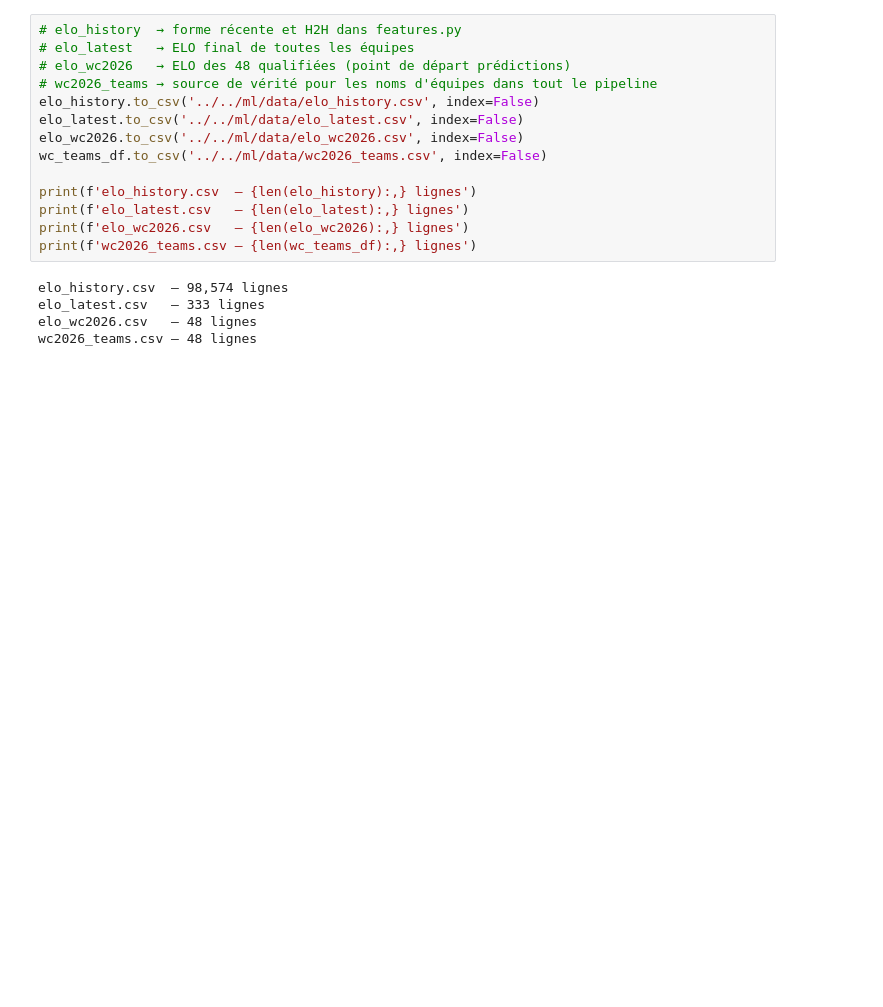
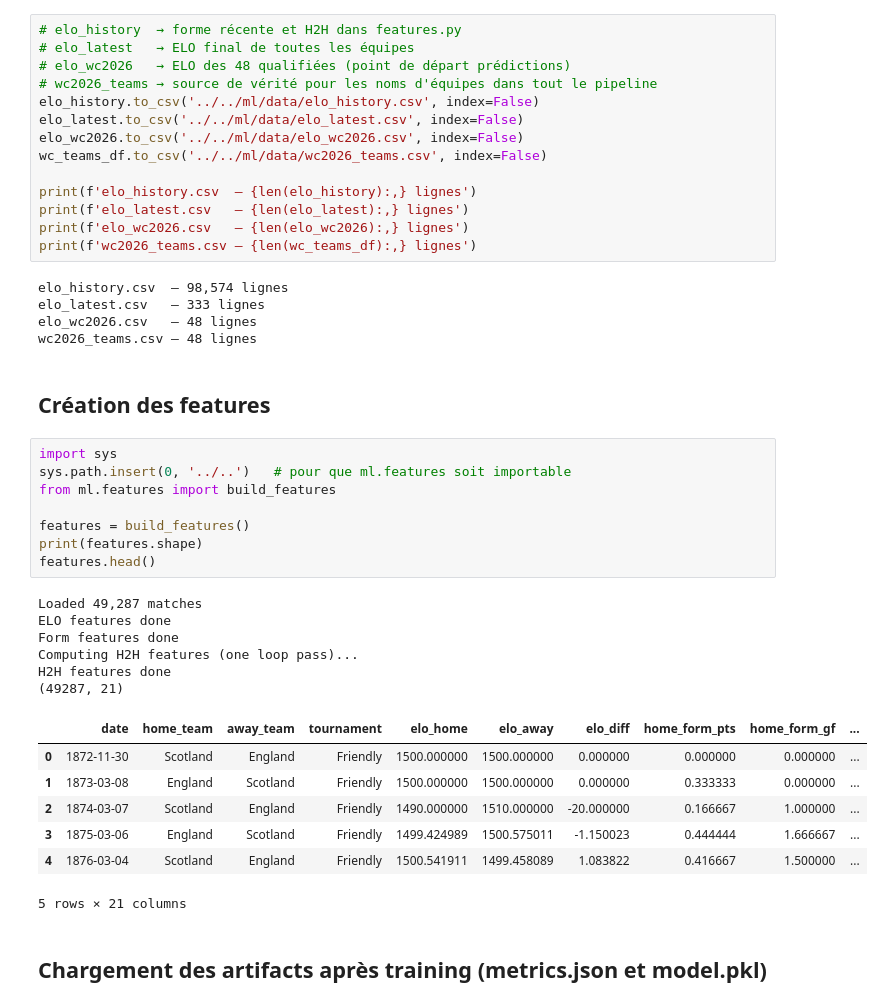
Before and after one commit to GHmysa/predictions-football-bot, a Jupyter notebook: ml/notebooks/exploration.ipynb, the cells around one changed output. Cells and saved outputs as stored; diff of their text form; blank space fills up the shorter version.

```diff
--- a/ml/notebooks/exploration.ipynb
+++ b/ml/notebooks/exploration.ipynb
@@ -394,3 +394,29 @@ elo_history.csv  — 98,574 lignes
 elo_latest.csv   — 333 lignes
 elo_wc2026.csv   — 48 lignes
 wc2026_teams.csv — 48 lignes
+# %% [markdown]
+## Création des features
+# %%
+import sys
+sys.path.insert(0, '../..')   # pour que ml.features soit importable
+from ml.features import build_features
+
+features = build_features()
+print(features.shape)
+features.head()
+# %% [output]
+Loaded 49,287 matches
+ELO features done
+Form features done
+Computing H2H features (one loop pass)...
+H2H features done
+(49287, 21)
+|  | date | home_team | away_team | tournament | elo_home | elo_away | elo_diff | home_form_pts | home_form_gf | ... |
+| 0 | 1872-11-30 | Scotland | England | Friendly | 1500.000000 | 1500.000000 | 0.000000 | 0.000000 | 0.000000 | ... |
+| 1 | 1873-03-08 | England | Scotland | Friendly | 1500.000000 | 1500.000000 | 0.000000 | 0.333333 | 0.000000 | ... |
+| 2 | 1874-03-07 | Scotland | England | Friendly | 1490.000000 | 1510.000000 | -20.000000 | 0.166667 | 1.000000 | ... |
+| 3 | 1875-03-06 | England | Scotland | Friendly | 1499.424989 | 1500.575011 | -1.150023 | 0.444444 | 1.666667 | ... |
+| 4 | 1876-03-04 | Scotland | England | Friendly | 1500.541911 | 1499.458089 | 1.083822 | 0.416667 | 1.500000 | ... |
+5 rows × 21 columns
+# %% [markdown]
+## Chargement des artifacts après training (metrics.json et model.pkl)
```
Also changed, not shown: parts of 5 cells of this notebook, 13 other files.
